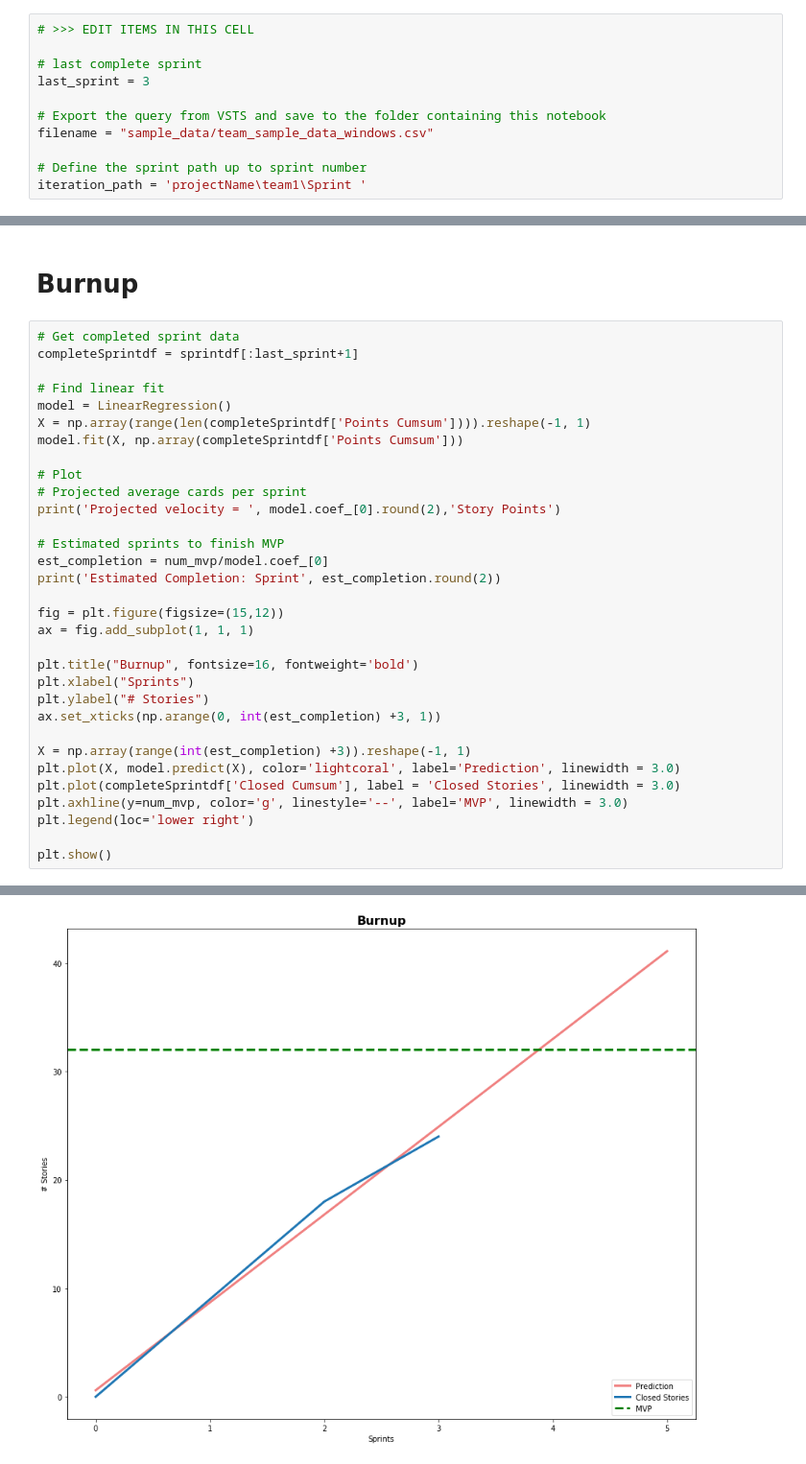
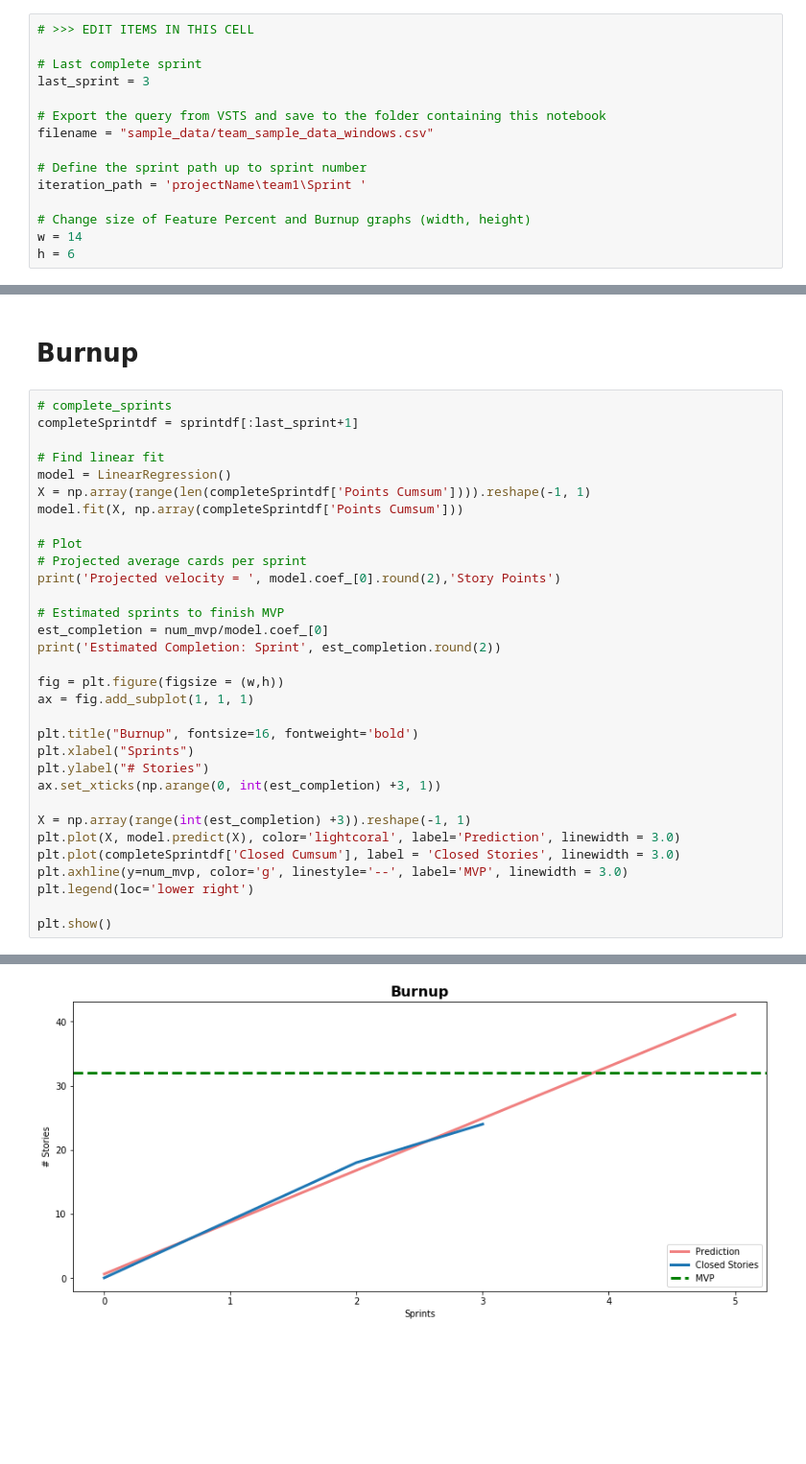
Before and after one commit to albertsch8/backlog-analytics, a Jupyter notebook: backlog_feature_analysis/team_features_windows.ipynb, the cells around one changed output, grey strips where cells are left out. Shown: that part at 96% size. Cells and saved outputs as stored; diff of their text form; blank space fills up the shorter version.

```diff
--- a/backlog_feature_analysis/team_features_windows.ipynb
+++ b/backlog_feature_analysis/team_features_windows.ipynb
@@ -7,7 +7,7 @@
 # %%
 # >>> EDIT ITEMS IN THIS CELL
 
-# last complete sprint
+# Last complete sprint
 last_sprint = 3
 
 # Export the query from VSTS and save to the folder containing this notebook
@@ -15,6 +15,10 @@ filename = "sample_data/team_sample_data_windows.csv"
 
 # Define the sprint path up to sprint number
 iteration_path = 'projectName\team1\Sprint '
+
+# Change size of Feature Percent and Burnup graphs (width, height)
+w = 14
+h = 6
 # %%
 # Replace back slash with forward slash for iteration_path
 split_t = iteration_path.split('\t')
@@ -176,38 +180,38 @@ Total # Story Points =  32
 # %% [markdown]
 # Burnup <a class="anchor" id="mvp_burnup"></a>
 # %%
-# Get completed sprint data
+# complete_sprints
 completeSprintdf = sprintdf[:last_sprint+1]
 
 # Find linear fit
 model = LinearRegression()
 X = np.array(range(len(completeSprintdf['Points Cumsum']))).reshape(-1, 1)
 model.fit(X, np.array(completeSprintdf['Points Cumsum']))
 
 # Plot
 # Projected average cards per sprint
 print('Projected velocity = ', model.coef_[0].round(2),'Story Points')
 
 # Estimated sprints to finish MVP
 est_completion = num_mvp/model.coef_[0]
 print('Estimated Completion: Sprint', est_completion.round(2))
 
-fig = plt.figure(figsize=(15,12))
+fig = plt.figure(figsize = (w,h))
 ax = fig.add_subplot(1, 1, 1)
 
 plt.title("Burnup", fontsize=16, fontweight='bold')
 plt.xlabel("Sprints")
 plt.ylabel("# Stories")
 ax.set_xticks(np.arange(0, int(est_completion) +3, 1))
 
 X = np.array(range(int(est_completion) +3)).reshape(-1, 1)
 plt.plot(X, model.predict(X), color='lightcoral', label='Prediction', linewidth = 3.0)
 plt.plot(completeSprintdf['Closed Cumsum'], label = 'Closed Stories', linewidth = 3.0)
 plt.axhline(y=num_mvp, color='g', linestyle='--', label='MVP', linewidth = 3.0)
 plt.legend(loc='lower right')
 
 plt.show()
 # %% [output]
 Projected velocity =  8.1 Story Points
 Estimated Completion: Sprint 3.95
-[figure, old version]
+[figure, new version]
```
Also changed, not shown: parts of 2 cells of this notebook, 3 other files.
